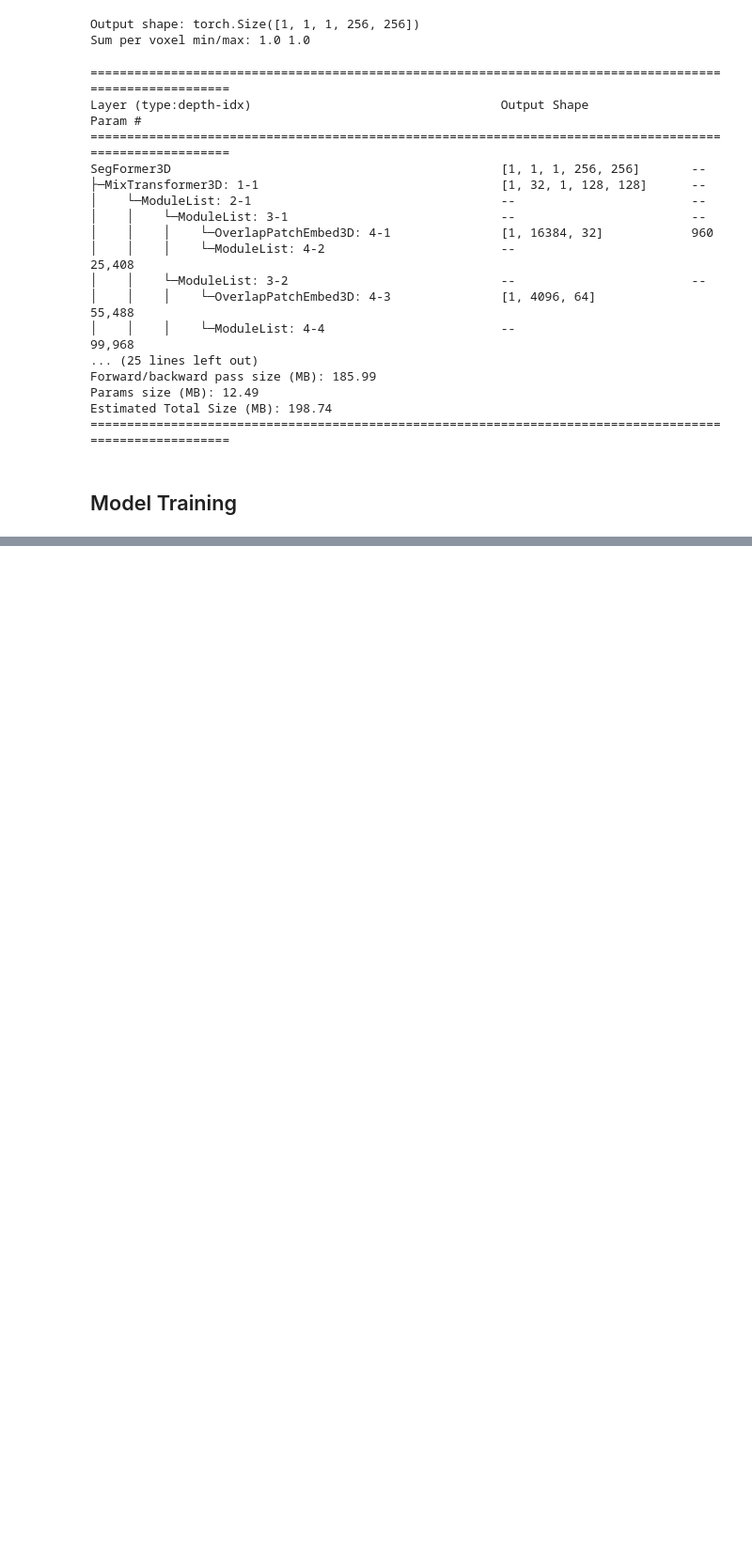
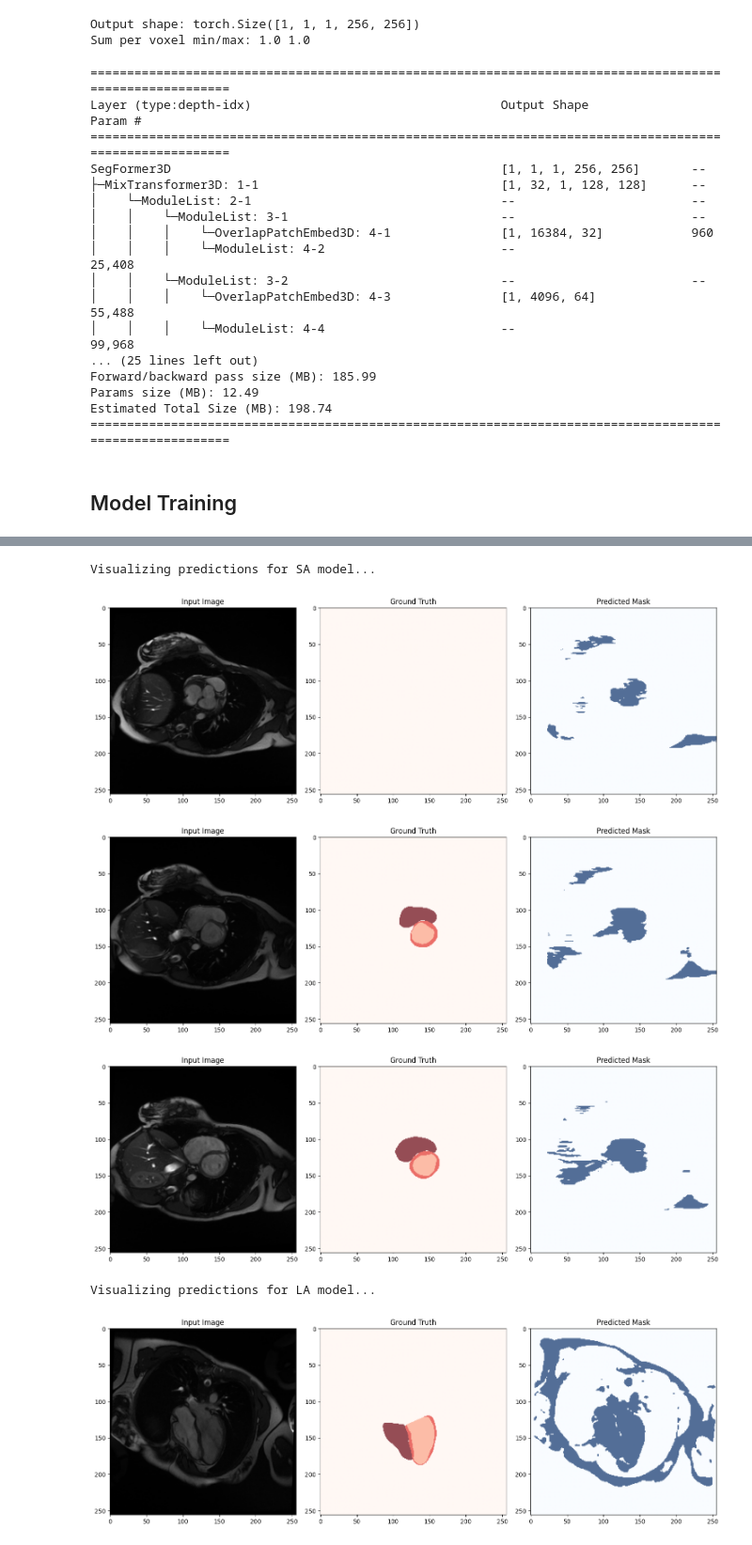
Before and after one commit to dylanbforde/Cardiac-MRI-Segmentation, a Jupyter notebook: Segmentation.ipynb, the cells around one changed output, grey strips where cells are left out. Shown at 94% size. Saved outputs shown, nothing was run; the diff lists cells and outputs as text; code cells hidden in the pictures; blank space fills up the shorter version.

```diff
--- a/Segmentation.ipynb
+++ b/Segmentation.ipynb
@@ -651,31 +658,44 @@ def visualize_predictions(model, loader, num_samples=3):
             if i >= num_samples:
                 break
 
             images = batch['mri'][tio.DATA].to(device)
             labels = batch['heart'][tio.DATA].to(device)
 
             outputs = model(images)
             preds = torch.sigmoid(outputs) > 0.5
 
             img_slice = images[0, 0, :, :, 0].cpu().numpy()
             lbl_slice = labels[0, 0, :, :, 0].cpu().numpy()
             pred_slice = preds[0, 0, :, :, 0].cpu().numpy()
 
             plt.figure(figsize=(15, 5))
 
             plt.subplot(1, 3, 1)
             plt.imshow(img_slice, cmap='gray')
             plt.title('Input Image')
 
             plt.subplot(1, 3, 2)
             plt.imshow(lbl_slice, cmap='Reds', alpha=0.7)
             plt.title('Ground Truth')
 
             plt.subplot(1, 3, 3)
             plt.imshow(pred_slice, cmap='Blues', alpha=0.7)
             plt.title('Predicted Mask')
 
             plt.tight_layout()
             plt.show()
 
-visualize_predictions(model, test_loader)
+# Visualize predictions for the SA model on the test set
+print("Visualizing predictions for SA model...")
+visualize_predictions(sa_model, sa_test_loader)
+
+# Visualize predictions for the LA model on the test set
+print("\nVisualizing predictions for LA model...")
+visualize_predictions(la_model, la_test_loader)
+# %% [output]
+Visualizing predictions for SA model...
+[figure, added]
+[figure, added]
+[figure, added]
+Visualizing predictions for LA model...
+[figure, added]
```
Also changed, not shown: parts of 2 cells of this notebook.
